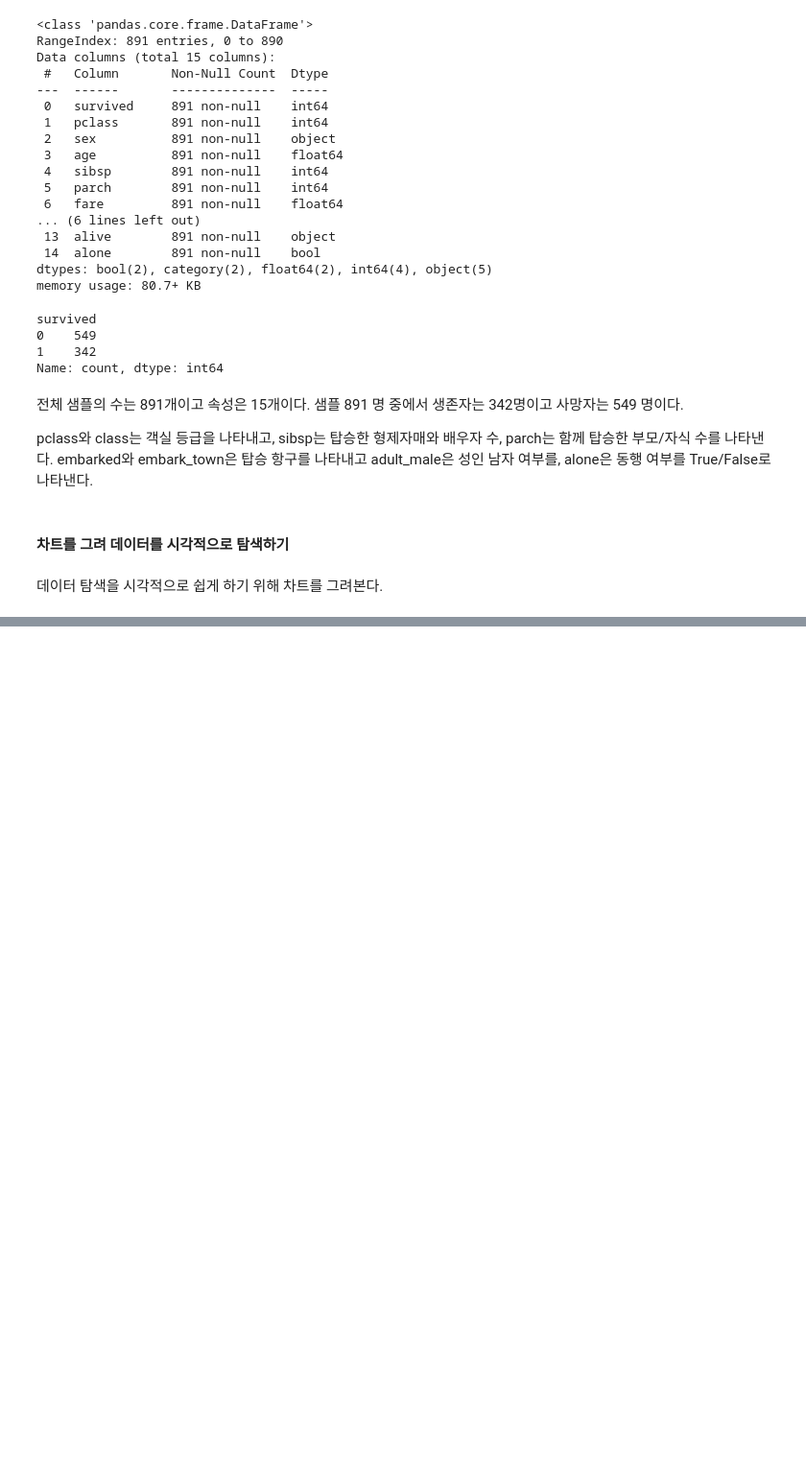
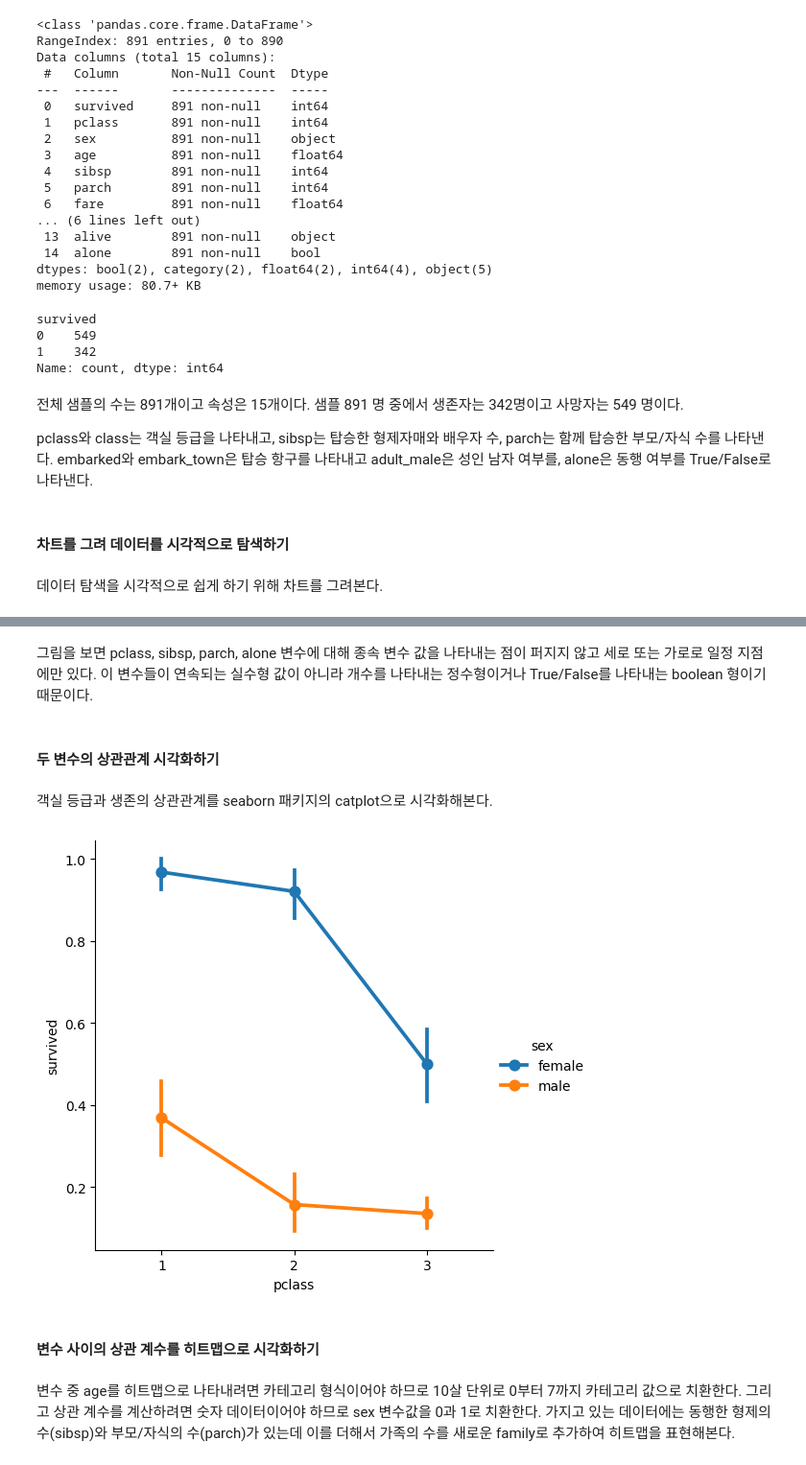
Before and after one commit to yooodleee/personal-study, a Jupyter notebook: data_analysis/correlation_analysis/titanic.ipynb, the cells around one changed output, grey strips where cells are left out. Shown at 96% size. Drawn from its saved outputs; the diff is of its cells as text; code cells hidden in the pictures; blank space fills up the shorter version.

```diff
--- a/data_analysis/correlation_analysis/titanic.ipynb
+++ b/data_analysis/correlation_analysis/titanic.ipynb
@@ -187,0 +277,19 @@ import matplotlib.pyplot as plt
+# %% [markdown]
+그림을 보면 pclass, sibsp, parch, alone 변수에 대해 종속 변수 값을 나타내는 점이 퍼지지 않고 세로 또는 가로로 일정 지점에만 있다.
+이 변수들이 연속되는 실수형 값이 아니라 개수를 나타내는 정수형이거나 True/False를 나타내는 boolean 형이기 때문이다.
+# %% [markdown]
+#### **두 변수의 상관관계 시각화하기**
+# %% [markdown]
+객실 등급과 생존의 상관관계를 seaborn 패키지의 catplot으로 시각화해본다.
+# %%
+sns.catplot(x = 'pclass', y = 'survived', hue = 'sex', data = titanic, kind = 'point')
+
+plt.show()
+# %% [output]
+[figure, added]
+# %% [markdown]
+#### **변수 사이의 상관 계수를 히트맵으로 시각화하기**
+# %% [markdown]
+변수 중 age를 히트맵으로 나타내려면 카테고리 형식이어야 하므로 10살 단위로 0부터 7까지 카테고리 값으로 치환한다.
+그리고 상관 계수를 계산하려면 숫자 데이터이어야 하므로 sex 변수값을 0과 1로 치환한다.
+가지고 있는 데이터에는 동행한 형제의 수(sibsp)와 부모/자식의 수(parch)가 있는데 이를 더해서 가족의 수를 새로운 family로 추가하여 히트맵을 표현해본다.
```
Also changed, not shown: parts of 32 cells of this notebook, 2 other files.
